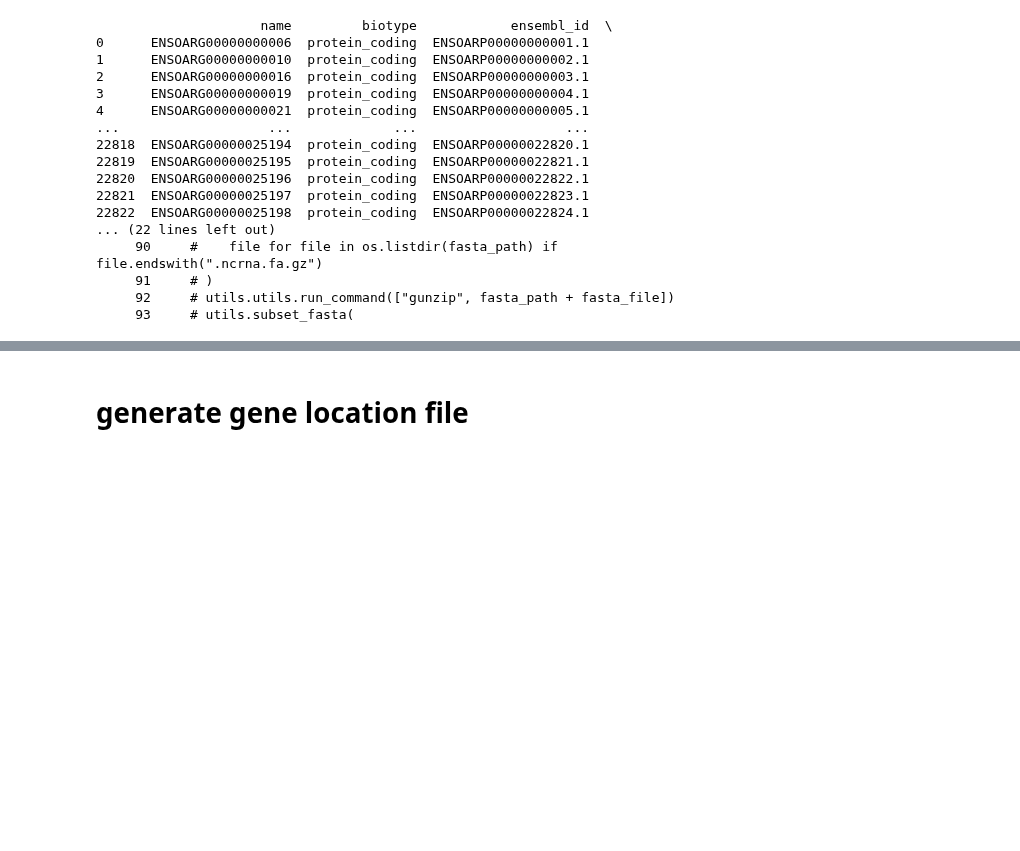
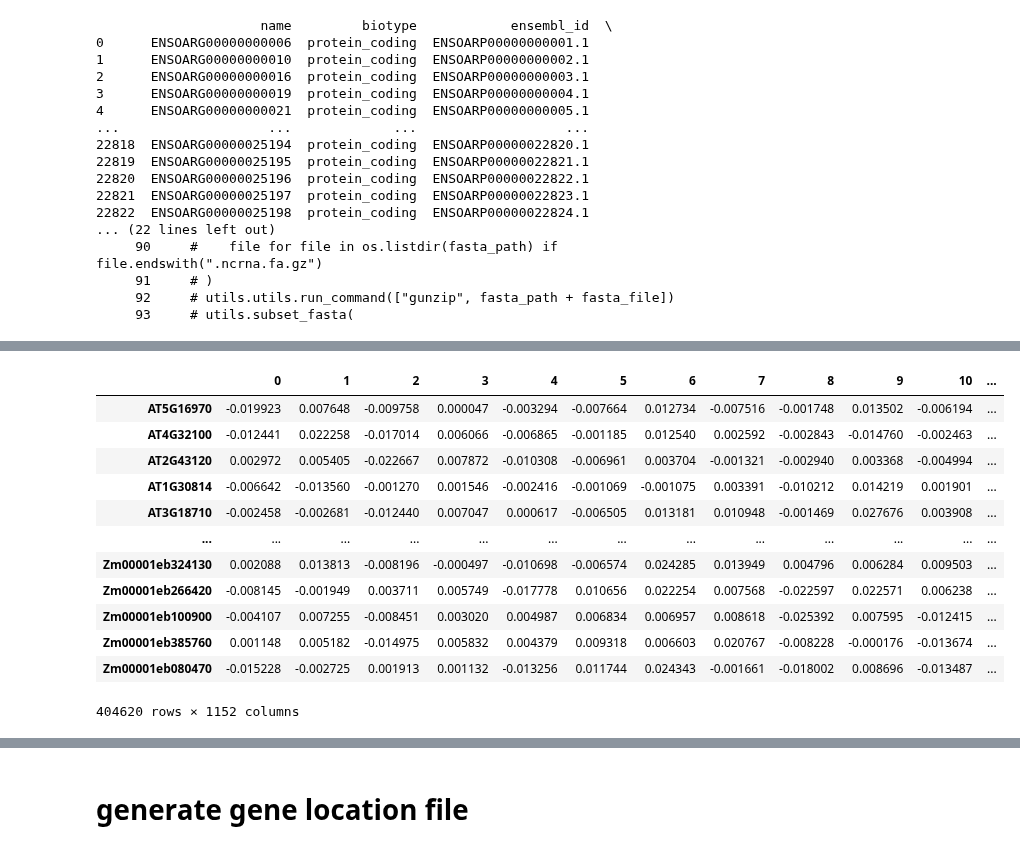
Before and after one commit to cantinilab/scPRINT, a Jupyter notebook: notebooks/generate_gene_embeddings.ipynb, the cells around one changed output, grey strips where cells are left out. Drawn from its saved outputs; the diff is of its cells as text; code cells hidden in the pictures; blank space fills up the shorter version.

```diff
--- a/notebooks/generate_gene_embeddings.ipynb
+++ b/notebooks/generate_gene_embeddings.ipynb
@@ -309,0 +348,16 @@ emb.to_parquet("ovis_emb.parquet")
+# %%
+da
+# %% [output]
+|  | 0 | 1 | 2 | 3 | 4 | 5 | 6 | 7 | 8 | 9 | 10 | ... |
+| AT5G16970 | -0.019923 | 0.007648 | -0.009758 | 0.000047 | -0.003294 | -0.007664 | 0.012734 | -0.007516 | -0.001748 | 0.013502 | -0.006194 | ... |
+| AT4G32100 | -0.012441 | 0.022258 | -0.017014 | 0.006066 | -0.006865 | -0.001185 | 0.012540 | 0.002592 | -0.002843 | -0.014760 | -0.002463 | ... |
+| AT2G43120 | 0.002972 | 0.005405 | -0.022667 | 0.007872 | -0.010308 | -0.006961 | 0.003704 | -0.001321 | -0.002940 | 0.003368 | -0.004994 | ... |
+| AT1G30814 | -0.006642 | -0.013560 | -0.001270 | 0.001546 | -0.002416 | -0.001069 | -0.001075 | 0.003391 | -0.010212 | 0.014219 | 0.001901 | ... |
+| AT3G18710 | -0.002458 | -0.002681 | -0.012440 | 0.007047 | 0.000617 | -0.006505 | 0.013181 | 0.010948 | -0.001469 | 0.027676 | 0.003908 | ... |
+| ... | ... | ... | ... | ... | ... | ... | ... | ... | ... | ... | ... | ... |
+| Zm00001eb324130 | 0.002088 | 0.013813 | -0.008196 | -0.000497 | -0.010698 | -0.006574 | 0.024285 | 0.013949 | 0.004796 | 0.006284 | 0.009503 | ... |
+| Zm00001eb266420 | -0.008145 | -0.001949 | 0.003711 | 0.005749 | -0.017778 | 0.010656 | 0.022254 | 0.007568 | -0.022597 | 0.022571 | 0.006238 | ... |
+| Zm00001eb100900 | -0.004107 | 0.007255 | -0.008451 | 0.003020 | 0.004987 | 0.006834 | 0.006957 | 0.008618 | -0.025392 | 0.007595 | -0.012415 | ... |
+| Zm00001eb385760 | 0.001148 | 0.005182 | -0.014975 | 0.005832 | 0.004379 | 0.009318 | 0.006603 | 0.020767 | -0.008228 | -0.000176 | -0.013674 | ... |
+| Zm00001eb080470 | -0.015228 | -0.002725 | 0.001913 | 0.001132 | -0.013256 | 0.011744 | 0.024343 | -0.001661 | -0.018002 | 0.008696 | -0.013487 | ... |
+404620 rows × 1152 columns
```
Also changed, not shown: parts of 10 cells of this notebook.
